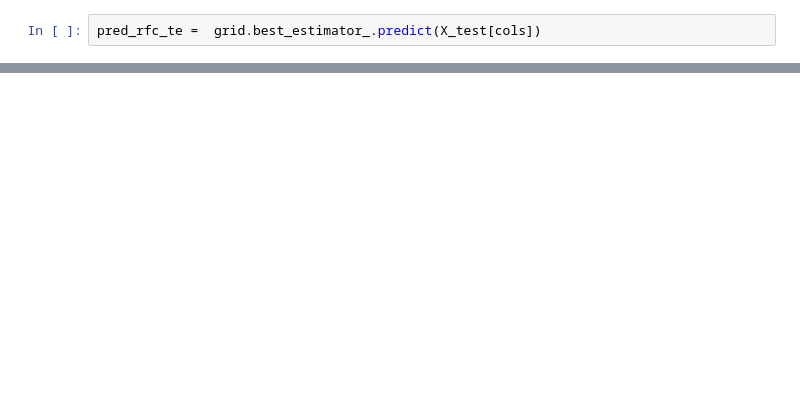
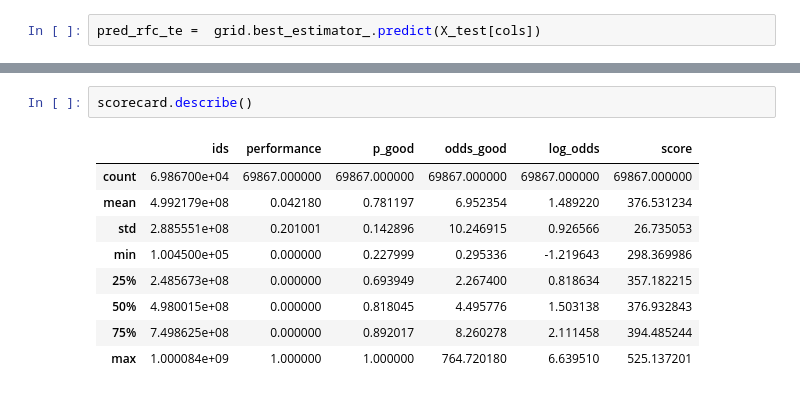
Before and after one commit to patwadeepak/capstone-project, a Jupyter notebook: Capstone-Project.ipynb, the cells around one changed output, grey strips where cells are left out. Cells and saved outputs as stored; diff of their text form; blank space fills up the shorter version.

```diff
--- a/Capstone-Project.ipynb
+++ b/Capstone-Project.ipynb
@@ -1798,0 +1910,12 @@ Fitting 5 folds for each of 16 candidates, totalling 80 fits
+# %%
+scorecard.describe()
+# %% [output]
+|  | ids | performance | p_good | odds_good | log_odds | score |
+| count | 6.986700e+04 | 69867.000000 | 69867.000000 | 69867.000000 | 69867.000000 | 69867.000000 |
+| mean | 4.992179e+08 | 0.042180 | 0.781197 | 6.952354 | 1.489220 | 376.531234 |
+| std | 2.885551e+08 | 0.201001 | 0.142896 | 10.246915 | 0.926566 | 26.735053 |
+| min | 1.004500e+05 | 0.000000 | 0.227999 | 0.295336 | -1.219643 | 298.369986 |
+| 25% | 2.485673e+08 | 0.000000 | 0.693949 | 2.267400 | 0.818634 | 357.182215 |
+| 50% | 4.980015e+08 | 0.000000 | 0.818045 | 4.495776 | 1.503138 | 376.932843 |
+| 75% | 7.498625e+08 | 0.000000 | 0.892017 | 8.260278 | 2.111458 | 394.485244 |
+| max | 1.000084e+09 | 1.000000 | 1.000000 | 764.720180 | 6.639510 | 525.137201 |
```
Also changed, not shown: parts of 32 cells of this notebook.
